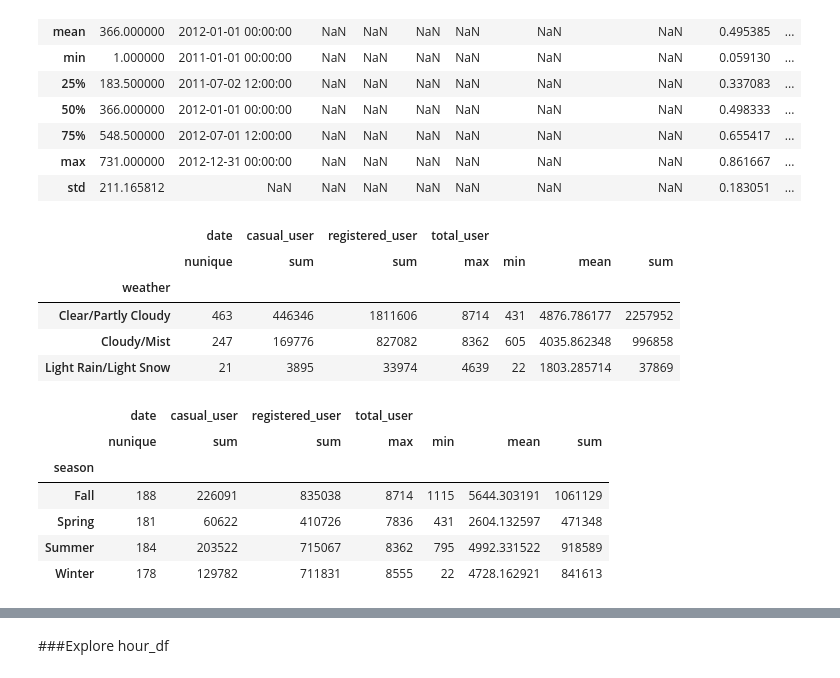
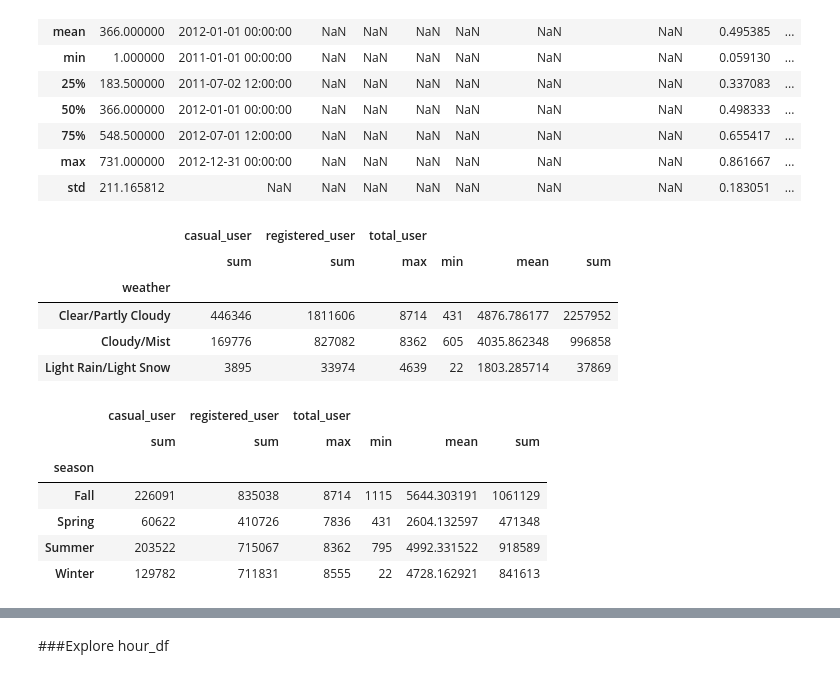
Before and after one commit to faradits/Proyek-Analisis-Data, a Jupyter notebook: notebook.ipynb, the cells around one changed output, grey strips where cells are left out. Drawn from its saved outputs; the diff is of its cells as text; code cells hidden in the pictures.

```diff
--- a/notebook.ipynb
+++ b/notebook.ipynb
@@ -23,7 +25,7 @@ import datetime as dt
 # %% [markdown]
 ### Gathering Data
 # %%
-day_df = pd.read_csv('https://raw.githubusercontent.com/faradits/Proyek-Analisis-Data/refs/heads/main/dataset/day.csv')
+day_df = pd.read_csv('https://raw.githubusercontent.com/faradits/Proyek-Analisis-Data/refs/heads/main/data/day.csv')
 day_df.head()
 # %% [output]
 |  | instant | dteday | season | yr | mnth | holiday | weekday | workingday | weathersit | temp | ... |
@@ -33,7 +35,7 @@ day_df.head()
 | 3 | 4 | 2011-01-04 | 1 | 0 | 1 | 0 | 2 | 1 | 1 | 0.200000 | ... |
 | 4 | 5 | 2011-01-05 | 1 | 0 | 1 | 0 | 3 | 1 | 1 | 0.226957 | ... |
 # %%
-hour_df = pd.read_csv('https://raw.githubusercontent.com/faradits/Proyek-Analisis-Data/refs/heads/main/dataset/hour.csv')
+hour_df = pd.read_csv('https://raw.githubusercontent.com/faradits/Proyek-Analisis-Data/refs/heads/main/data/hour.csv')
 hour_df.head()
 # %% [output]
 |  | instant | dteday | season | yr | mnth | hr | holiday | weekday | workingday | weathersit | ... |
@@ -307,31 +296,29 @@ day_df.describe(include="all")
 # %%
 # Group by weather to aggregate data
 day_df.groupby(by="weather", observed=True).agg({
-    "date": "nunique",
     "casual_user": "sum",
     "registered_user": "sum",
     "total_user": ["max", "min", "mean", "sum"]
 })
 # %% [output]
-|  | date | casual_user | registered_user | total_user |  |  |  |
-|  | nunique | sum | sum | max | min | mean | sum |
-| weather |  |  |  |  |  |  |  |
-| Clear/Partly Cloudy | 463 | 446346 | 1811606 | 8714 | 431 | 4876.786177 | 2257952 |
-| Cloudy/Mist | 247 | 169776 | 827082 | 8362 | 605 | 4035.862348 | 996858 |
-| Light Rain/Light Snow | 21 | 3895 | 33974 | 4639 | 22 | 1803.285714 | 37869 |
+|  | casual_user | registered_user | total_user |  |  |  |
+|  | sum | sum | max | min | mean | sum |
+| weather |  |  |  |  |  |  |
+| Clear/Partly Cloudy | 446346 | 1811606 | 8714 | 431 | 4876.786177 | 2257952 |
+| Cloudy/Mist | 169776 | 827082 | 8362 | 605 | 4035.862348 | 996858 |
+| Light Rain/Light Snow | 3895 | 33974 | 4639 | 22 | 1803.285714 | 37869 |
 # %%
 # Group by season to aggregate data
 day_df.groupby(by="season", observed=True).agg({
-    "date": "nunique",
     "casual_user": "sum",
     "registered_user": "sum",
     "total_user": ["max", "min", "mean", "sum"]
 })
 # %% [output]
-|  | date | casual_user | registered_user | total_user |  |  |  |
-|  | nunique | sum | sum | max | min | mean | sum |
-| season |  |  |  |  |  |  |  |
-| Fall | 188 | 226091 | 835038 | 8714 | 1115 | 5644.303191 | 1061129 |
-| Spring | 181 | 60622 | 410726 | 7836 | 431 | 2604.132597 | 471348 |
-| Summer | 184 | 203522 | 715067 | 8362 | 795 | 4992.331522 | 918589 |
-| Winter | 178 | 129782 | 711831 | 8555 | 22 | 4728.162921 | 841613 |
+|  | casual_user | registered_user | total_user |  |  |  |
+|  | sum | sum | max | min | mean | sum |
+| season |  |  |  |  |  |  |
+| Fall | 226091 | 835038 | 8714 | 1115 | 5644.303191 | 1061129 |
+| Spring | 60622 | 410726 | 7836 | 431 | 2604.132597 | 471348 |
+| Summer | 203522 | 715067 | 8362 | 795 | 4992.331522 | 918589 |
+| Winter | 129782 | 711831 | 8555 | 22 | 4728.162921 | 841613 |
```
Also changed, not shown: parts of 16 cells of this notebook, 1 other file.
